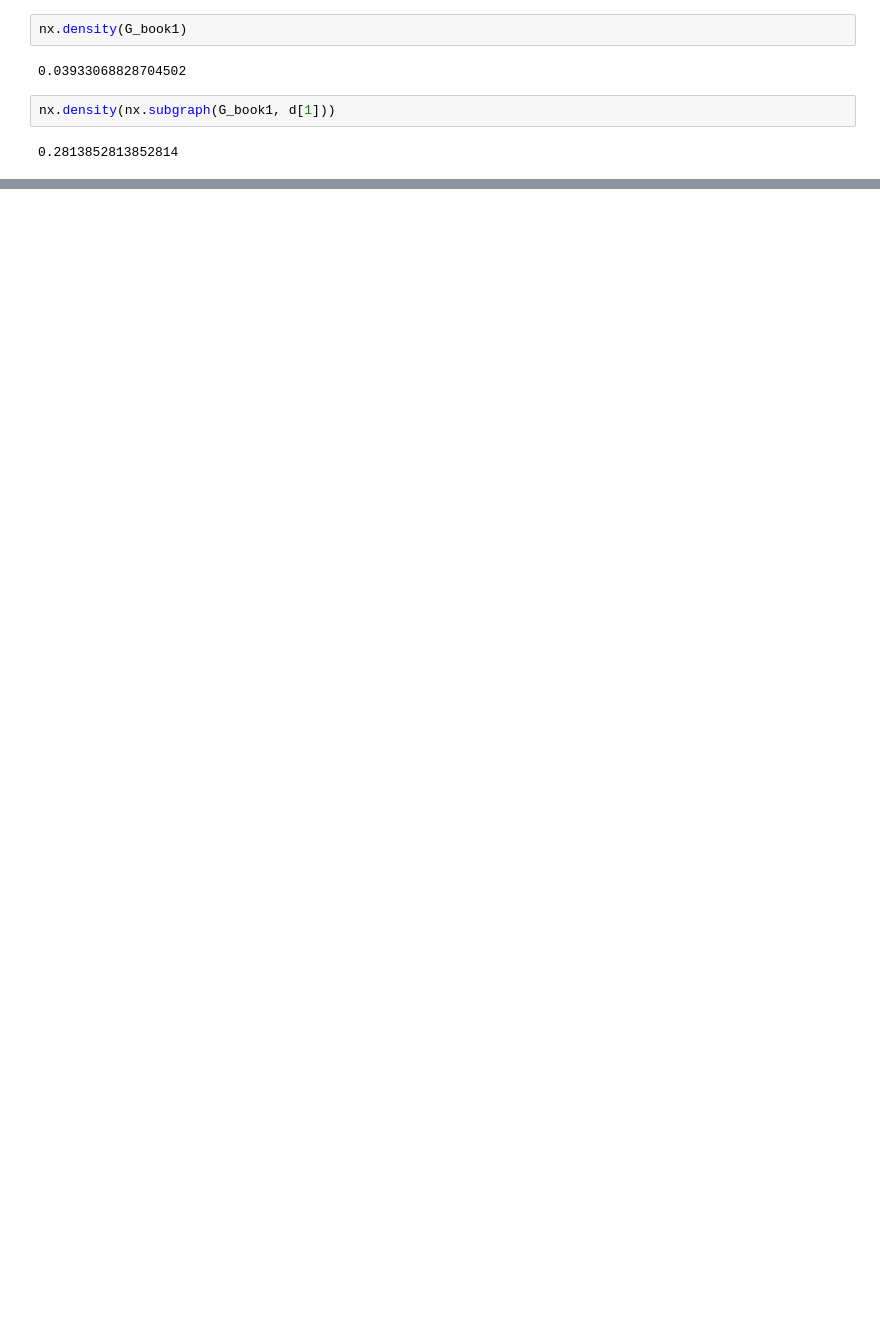
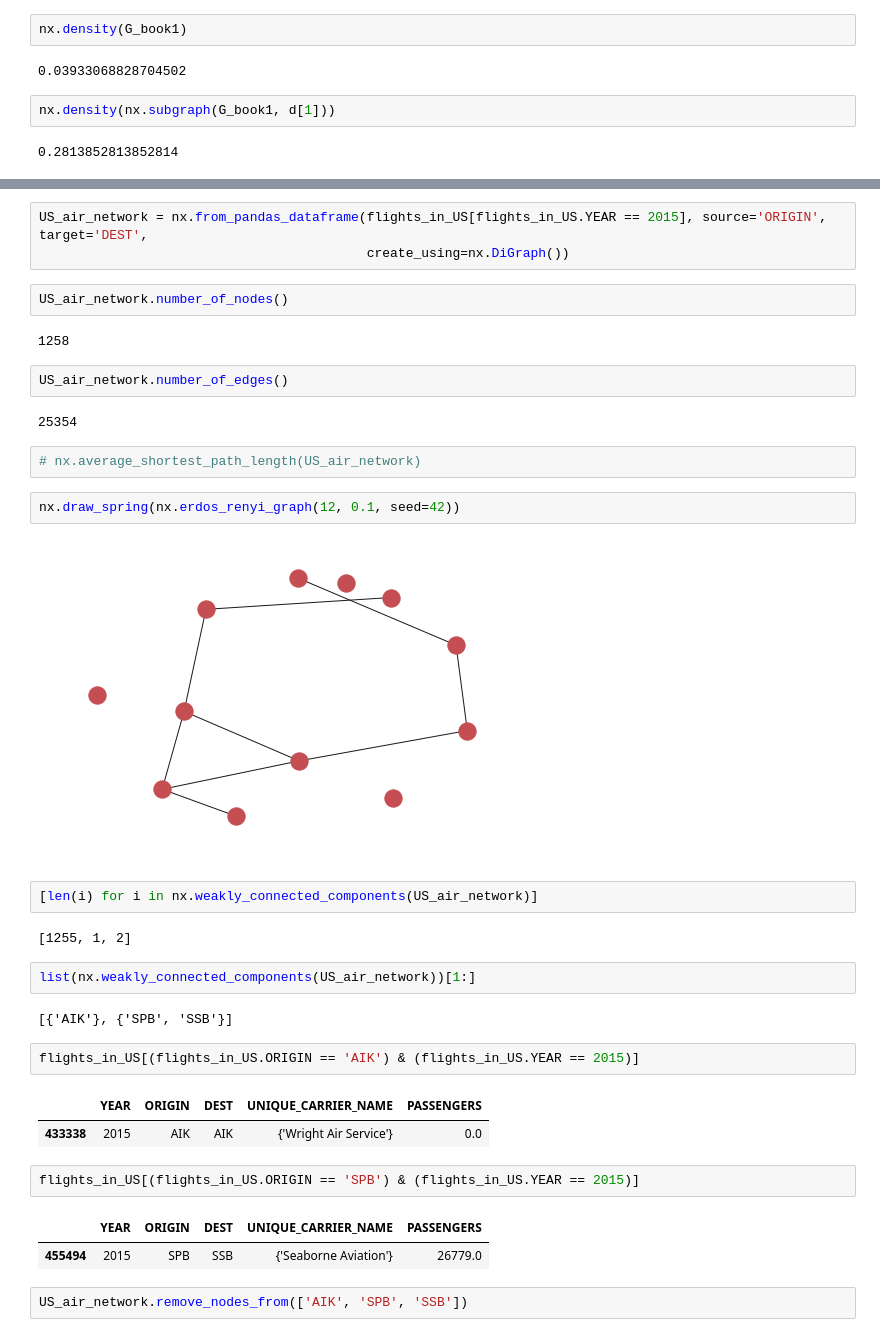
Before and after one commit to MridulS/intro-to-data-science, a Jupyter notebook: Introduction-Python-Pandas-Networks.ipynb, the cells around one changed output, grey strips where cells are left out. Drawn from its saved outputs; the diff is of its cells as text; blank space fills up the shorter version.

```diff
--- a/Introduction-Python-Pandas-Networks.ipynb
+++ b/Introduction-Python-Pandas-Networks.ipynb
@@ -1148,0 +1192,37 @@ nx.density(nx.subgraph(G_book1, d[1]))
+# %%
+US_air_network = nx.from_pandas_dataframe(flights_in_US[flights_in_US.YEAR == 2015], source='ORIGIN', target='DEST',
+                                          create_using=nx.DiGraph())
+# %%
+US_air_network.number_of_nodes()
+# %% [output]
+1258
+# %%
+US_air_network.number_of_edges()
+# %% [output]
+25354
+# %%
+# nx.average_shortest_path_length(US_air_network)
+# %%
+nx.draw_spring(nx.erdos_renyi_graph(12, 0.1, seed=42))
+# %% [output]
+[figure, added]
+# %%
+[len(i) for i in nx.weakly_connected_components(US_air_network)]
+# %% [output]
+[1255, 1, 2]
+# %%
+list(nx.weakly_connected_components(US_air_network))[1:]
+# %% [output]
+[{'AIK'}, {'SPB', 'SSB'}]
+# %%
+flights_in_US[(flights_in_US.ORIGIN == 'AIK') & (flights_in_US.YEAR == 2015)]
+# %% [output]
+|  | YEAR | ORIGIN | DEST | UNIQUE_CARRIER_NAME | PASSENGERS |
+| 433338 | 2015 | AIK | AIK | {'Wright Air Service'} | 0.0 |
+# %%
+flights_in_US[(flights_in_US.ORIGIN == 'SPB') & (flights_in_US.YEAR == 2015)]
+# %% [output]
+|  | YEAR | ORIGIN | DEST | UNIQUE_CARRIER_NAME | PASSENGERS |
+| 455494 | 2015 | SPB | SSB | {'Seaborne Aviation'} | 26779.0 |
+# %%
+US_air_network.remove_nodes_from(['AIK', 'SPB', 'SSB'])
```
Also changed, not shown: parts of 49 cells of this notebook, 1 other file.
